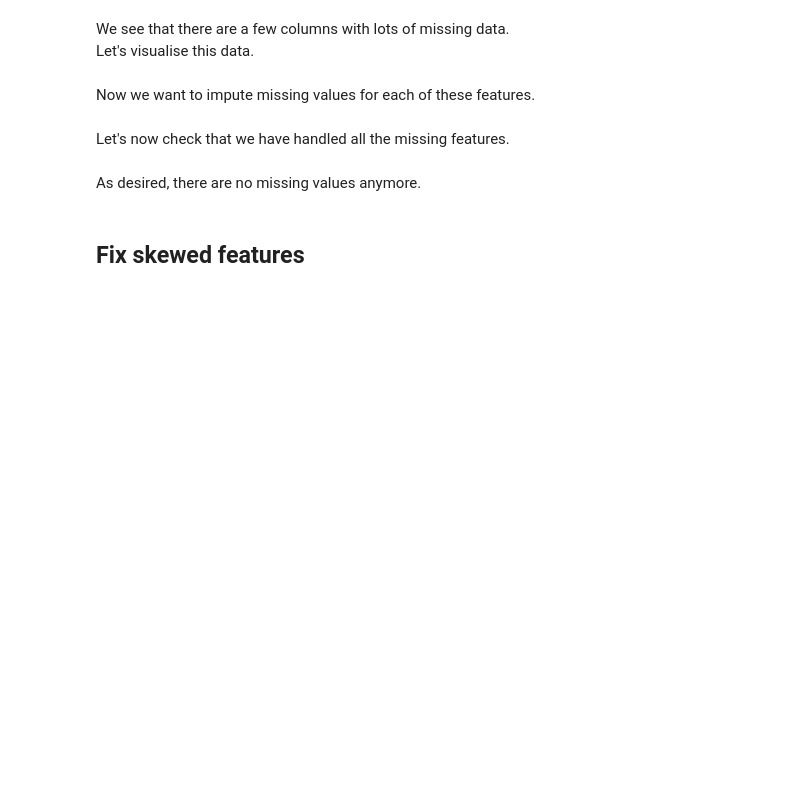
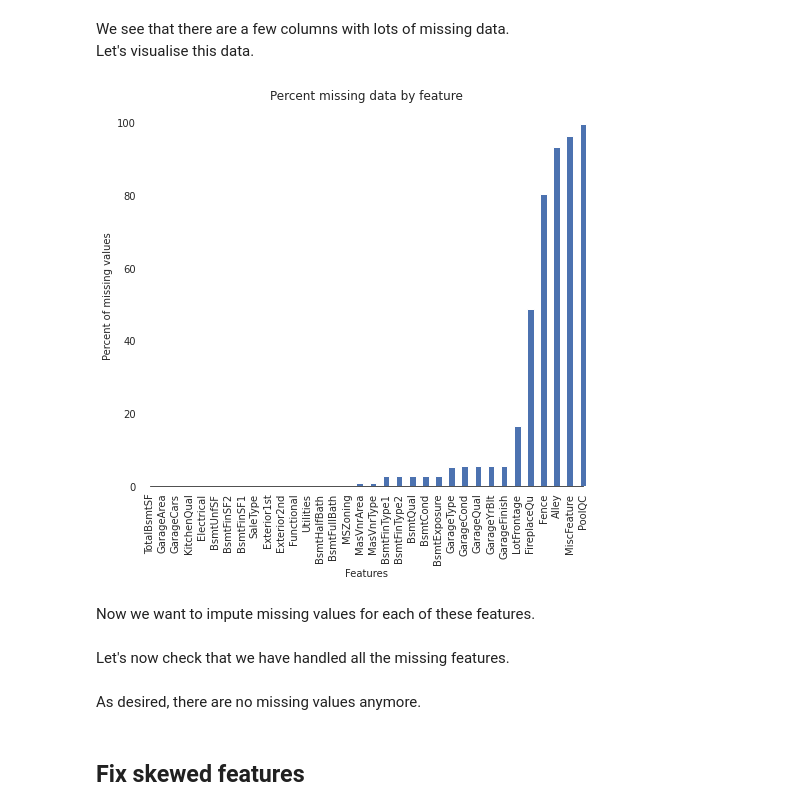
Before and after one commit to C-Kitching/Kaggle, a Jupyter notebook: house-prices-advanced-regression - current kernal.ipynb, the cells around one changed output. Drawn from its saved outputs; the diff is of its cells as text; code cells hidden in the pictures; blank space fills up the shorter version.

```diff
--- a/house-prices-advanced-regression - current kernal.ipynb
+++ b/house-prices-advanced-regression - current kernal.ipynb
@@ -319,2 +392,20 @@ X.shape
+# %%
+def split_train_and_test(X, target):
+    """
+    split the train and test sets from the combined data
+
+    Args:
+        X (pandas dataframe) : dataframe to split up
+        target (pandas series) : target data
+
+    Return:
+        X_test (pandas dataframe) : test data
+        X_train (pandas dataframe) : train data
+    """
+    X_train = X.iloc[:len(target), :]
+    X_test = X.iloc[len(target):, :]
+    return X_train, X_test
+
+train, test = split_train_and_test(all_data, y_train)
 # %% [markdown]
 ## Fill missing values
@@ -343,0 +414,24 @@ for i in df_miss:
+# %%
+def percent_missing(data):
+    """
+    Characterise missing data in a dataframe
+
+    Args:
+        df (pandas dataframe) : dataframe we want to inspect
+
+    Returns:
+        miss_df()
+    """
+    miss_df = ((data == 0).sum()).to_frame()
+    miss_df = miss_df.rename(columns = {0: 'zeros'})
+    miss_df.index.name = 'Feature'
+    miss_df['np.nan'] = (data.isnull()).sum()
+    miss_df['None'] = (data == "None").sum()
+    miss_df['total'] = miss_df['zeros'] + miss_df['np.nan'] + miss_df['None']
+    miss_df['Percent'] = 100*miss_df['total']/len(data)
+    miss_df['Type'] = [data[i].dtype for i in miss_df.index ]
+    return miss_df.sort_values(ascending = False, by = 'Percent')
+
+all_data = combine_train_and_test(train, test)
+miss_all = percent_missing(all_data)
+miss_all.head()
@@ -347,21 +449,23 @@ Let's visualise this data.
 # %%
 # set up figure with colour formatting
 sns.set_style("white")
 fig, ax = plt.subplots(figsize=(8, 7))
 sns.set_color_codes(palette='deep')
 
 # determine columns with more than one missing value and sort in increasing orber
-missing = round(X.isnull().mean()*100,2)
+missing = round(all_data.isnull().mean()*100,2)
 missing = missing[missing > 0]
 missing.sort_values(inplace=True)
 missing.plot.bar(color="b")
 
 # tweak the visual presentation
 ax.xaxis.grid(False)
 ax.set(ylabel="Percent of missing values")
 ax.set(xlabel="Features")
 ax.set(title="Percent missing data by feature")
 sns.despine(trim=True, left=True)
+# %% [output]
+[figure, added]
 # %% [markdown]
 Now we want to impute missing values for each of these features.
 # %%
```
Also changed, not shown: parts of 56 cells of this notebook.
